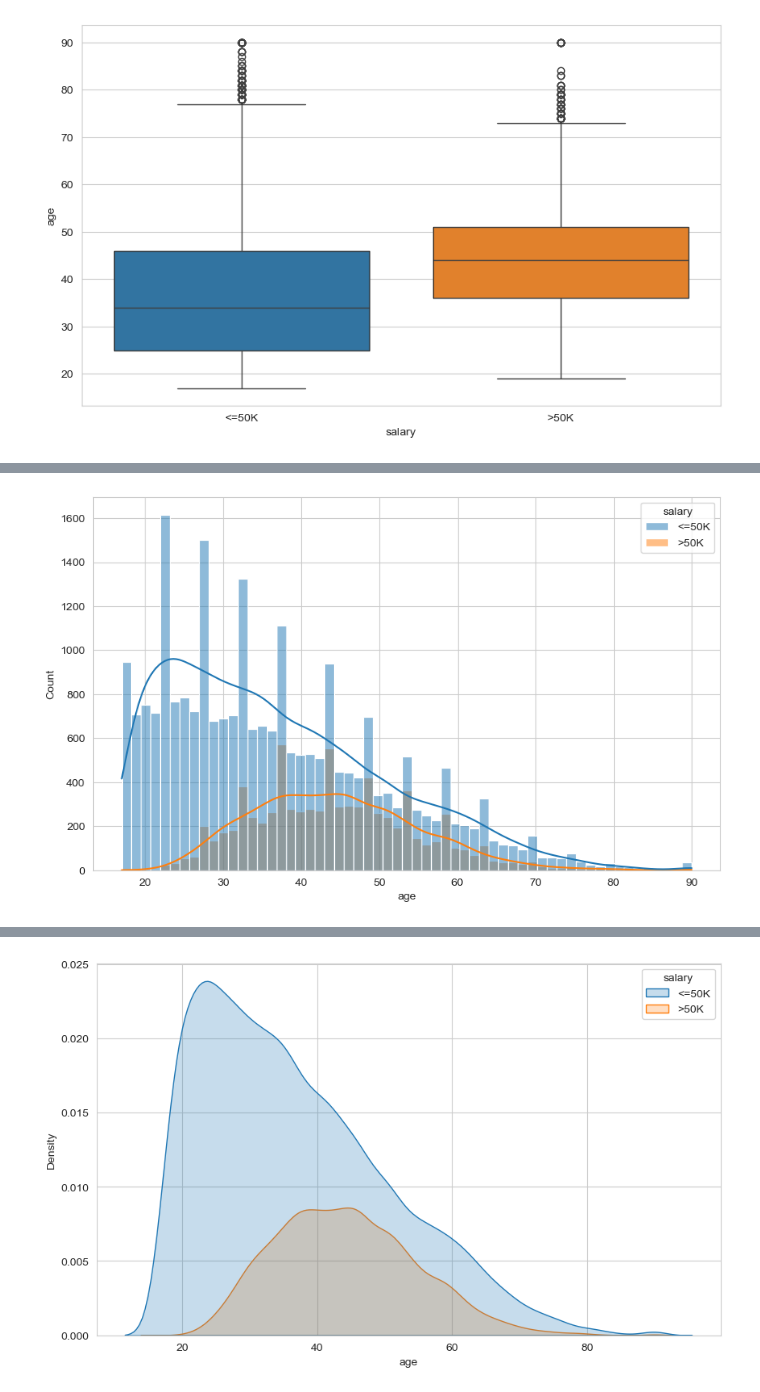
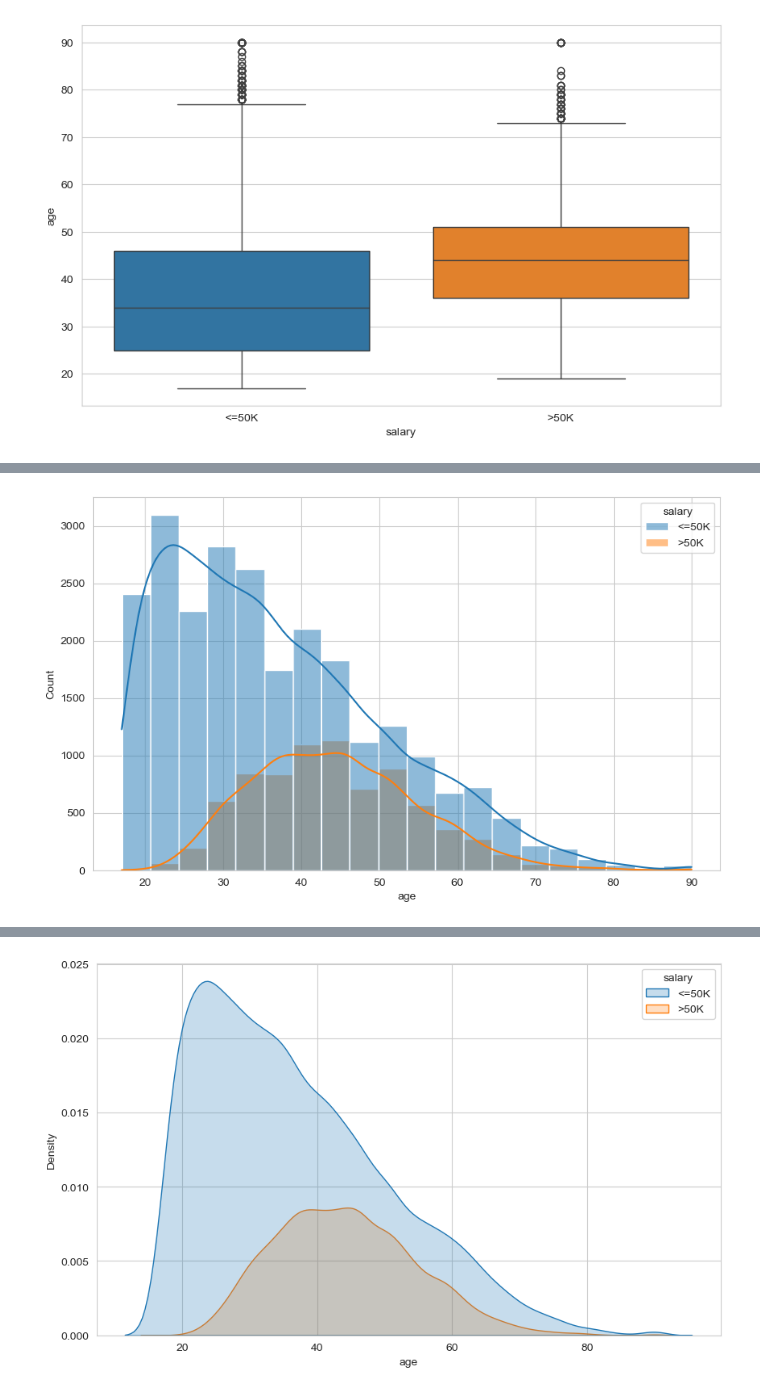
Before and after one commit to iceyisaak/clarusway_ds, a Jupyter notebook: DA _ DVwPy-EDA Project (Analyze US Citizens)-Student-V01_(with_desired_outputs).ipynb, the cells around one changed output, grey strips where cells are left out. Saved outputs shown, nothing was run; the diff lists cells and outputs as text; code cells hidden in the pictures.

```diff
--- a/DA _ DVwPy-EDA Project (Analyze US Citizens)-Student-V01_(with_desired_outputs).ipynb
+++ b/DA _ DVwPy-EDA Project (Analyze US Citizens)-Student-V01_(with_desired_outputs).ipynb
@@ -707,9 +707,9 @@ Desired Output:
 # %%
 # Your Code is Here
 
-sns.histplot(data=df, x='age', kde=True, hue='salary');
+sns.histplot(data=df, x='age', kde=True, hue='salary', bins=20);
 # %% [output]
-[figure, old version]
+[figure, new version]
 # %% [markdown]
 Desired Output:
 
```
Also changed, not shown: parts of 8 cells of this notebook.
